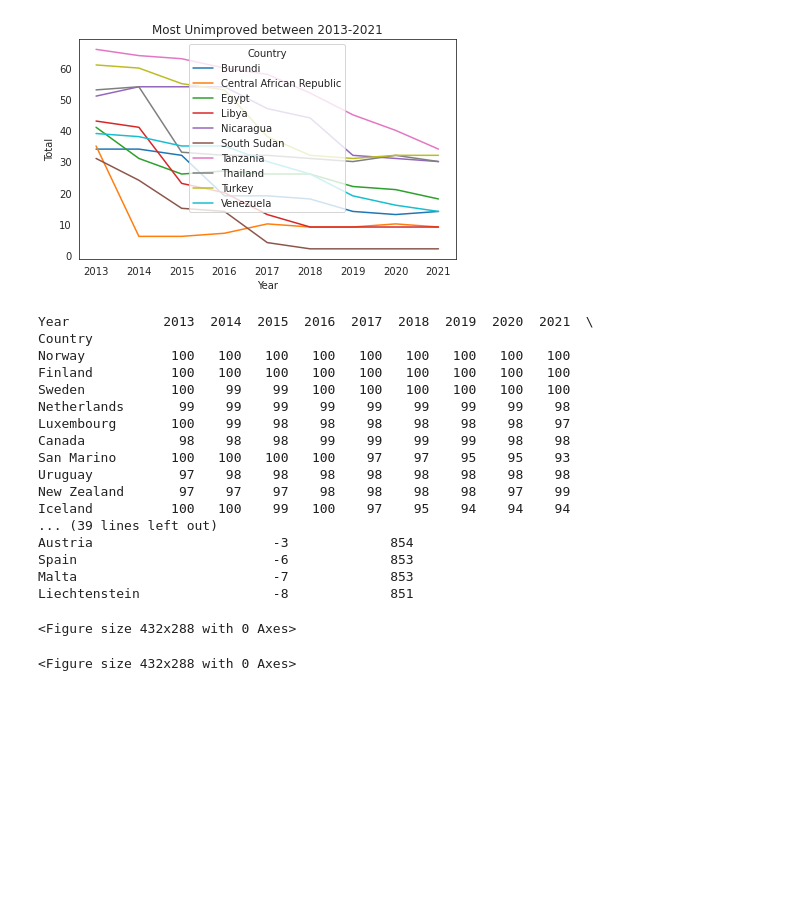
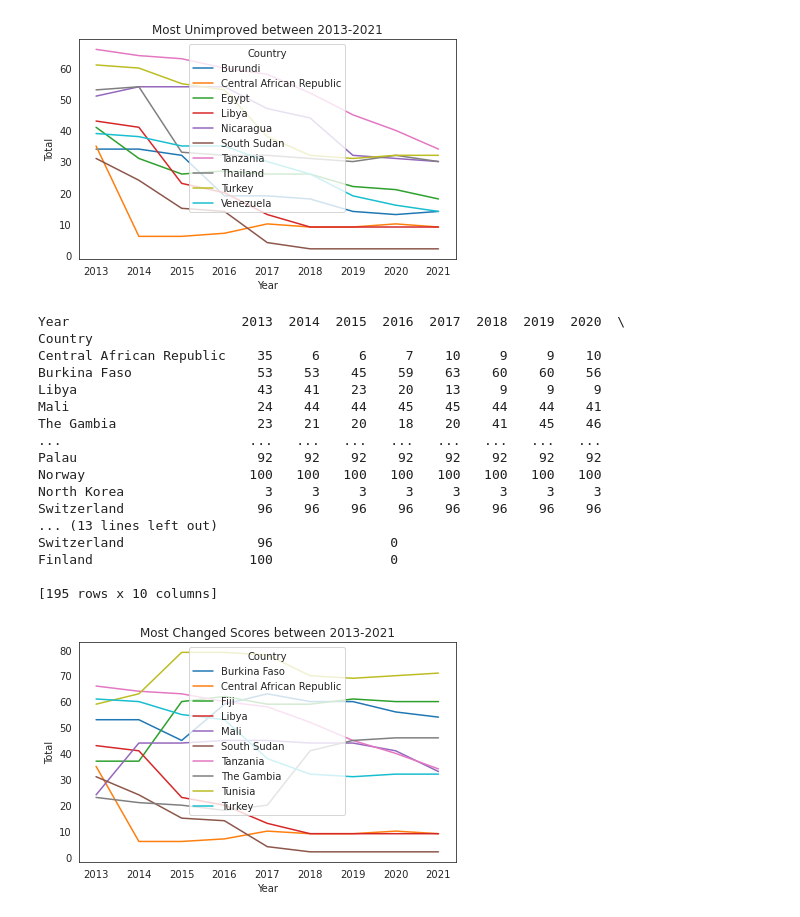
Before and after one commit to keithroger/notebooks, a Jupyter notebook: Freedom in the World 2013-2021/fitw.ipynb, the cells around one changed output. Cells and saved outputs as stored; diff of their text form; code cells hidden in the pictures; blank space fills up the shorter version.

Commit message:
Add most changed graph

```diff
--- a/Freedom in the World 2013-2021/fitw.ipynb
+++ b/Freedom in the World 2013-2021/fitw.ipynb
@@ -138,31 +138,49 @@ plt.tight_layout()
 plt.savefig('images/most_unimproved.png')
 # %% [output]
 [figure]
-# %%
-# most changed overall
-# make a column for every year and cumsum the differences across columns
-changes['Overall Change'] = changes.apply(lambda x: sum(x.map(abs)), axis=1)
-changes = changes.sort_values(by='Overall Change', ascending=False)
-print(changes.head(25))
-# TODO use reduce function
-plt.figure()
-# %% [output]
-Year            2013  2014  2015  2016  2017  2018  2019  2020  2021  \
-Country
-Norway           100   100   100   100   100   100   100   100   100
-Finland          100   100   100   100   100   100   100   100   100
-Sweden           100    99    99   100   100   100   100   100   100
-Netherlands       99    99    99    99    99    99    99    99    98
-Luxembourg       100    99    98    98    98    98    98    98    97
-Canada            98    98    98    99    99    99    99    98    98
-San Marino       100   100   100   100    97    97    95    95    93
-Uruguay           97    98    98    98    98    98    98    98    98
-New Zealand       97    97    97    98    98    98    98    97    99
-Iceland          100   100    99   100    97    95    94    94    94
-... (39 lines left out)
-Austria                       -3             854
-Spain                         -6             853
-Malta                         -7             853
-Liechtenstein                 -8             851
-<Figure size 432x288 with 0 Axes>
-<Figure size 432x288 with 0 Axes>
+# %%
+# most changed overall
+# make a column for every year and cumsum the differences across columns
+def difference(row):
+    '''
+    Args:
+        l (pandas.Series): list of numbers
+    Returns:
+        total (int): cummulative differences between numbers in list
+    '''
+    total = 0
+    for i in range(len(row)-1):
+        total += abs(row[i] - row[i+1])
+    return total
+
+
+changes = changes.drop(columns='2013-2021 Change')
+changes['Overall Change'] = changes.apply(difference, axis=1)
+changes = changes.sort_values(by='Overall Change', ascending=False)
+most_changed_countries = changes.iloc[:10].index
+most_changed = countries[countries['Country'].isin(most_changed_countries)]
+print(changes)
+plt.figure()
+g = sns.lineplot(x='Year', y='Total', data=most_changed, hue='Country')
+g.set_title('Most Changed Scores between 2013-2021')
+plt.tight_layout()
+plt.savefig('images/most_changed_between_2013-2021.png')
+# %% [output]
+Year                      2013  2014  2015  2016  2017  2018  2019  2020  \
+Country
+Central African Republic    35     6     6     7    10     9     9    10
+Burkina Faso                53    53    45    59    63    60    60    56
+Libya                       43    41    23    20    13     9     9     9
+Mali                        24    44    44    45    45    44    44    41
+The Gambia                  23    21    20    18    20    41    45    46
+...                        ...   ...   ...   ...   ...   ...   ...   ...
+Palau                       92    92    92    92    92    92    92    92
+Norway                     100   100   100   100   100   100   100   100
+North Korea                  3     3     3     3     3     3     3     3
+Switzerland                 96    96    96    96    96    96    96    96
+... (13 lines left out)
+Switzerland                 96               0
+Finland                    100               0
+
+[195 rows x 10 columns]
+[figure, added]
```
Also changed, not shown: parts of 2 cells of this notebook, 2 other files.
